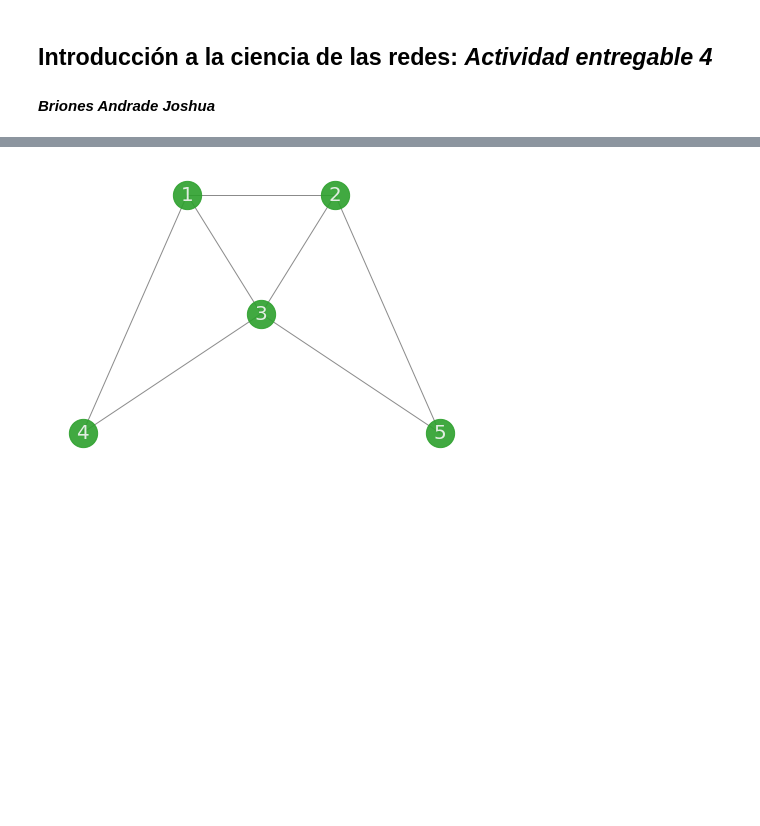
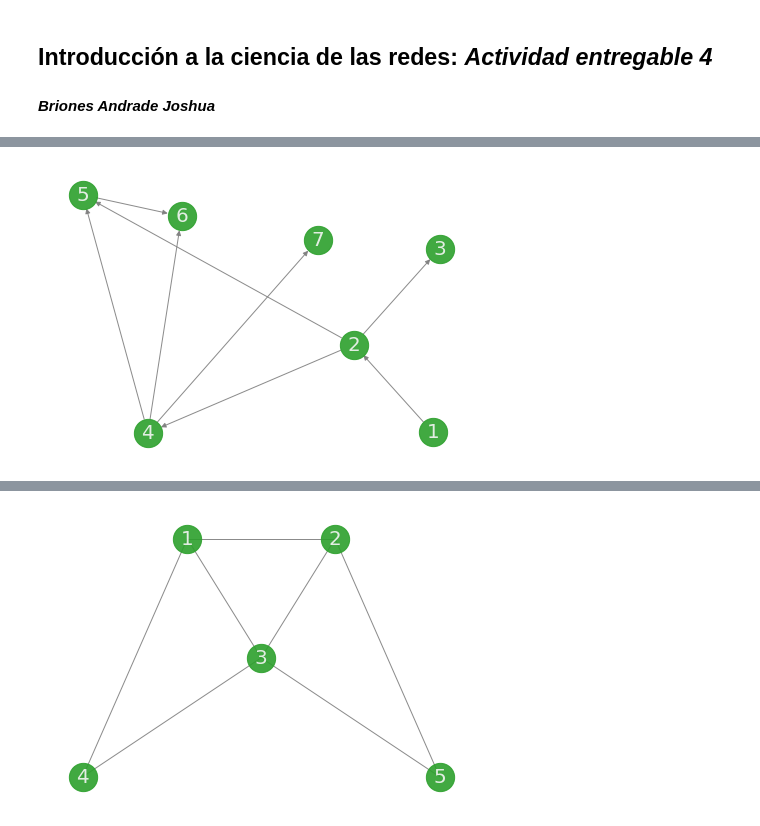
Before and after one commit to joshbrx/VoterModel_Network, a Jupyter notebook: Métricas, centralidades y manejo computacional de redes.ipynb, the cells around one changed output, grey strips where cells are left out. Cells and saved outputs as stored; diff of their text form; code cells hidden in the pictures; blank space fills up the shorter version.

```diff
--- a/Métricas, centralidades y manejo computacional de redes.ipynb
+++ b/Métricas, centralidades y manejo computacional de redes.ipynb
@@ -9,0 +174,15 @@ import networkx as nx
+# %%
+G = nx.DiGraph()
+
+options = {"edge_color": "tab:gray",  "node_size": 800, "alpha": 0.9,
+           "node_color": "tab:green", "font_size": 20, "font_color":"whitesmoke"}
+
+# add nodes and edges
+G.add_nodes_from(range(1,7+1))
+G.add_edges_from([(1,2),(2,3),(2,4),(2,5),(4,5),(4,6),(4,7),(5,6)])
+
+# establish the position with a fixed seed
+pos = nx.spring_layout(G, k=1, iterations=3, threshold=0.0001, seed=35129314)
+nx.draw(G, pos, with_labels=True, **options)
+# %% [output]
+[figure, added]
```
Also changed, not shown: parts of 17 cells of this notebook.
